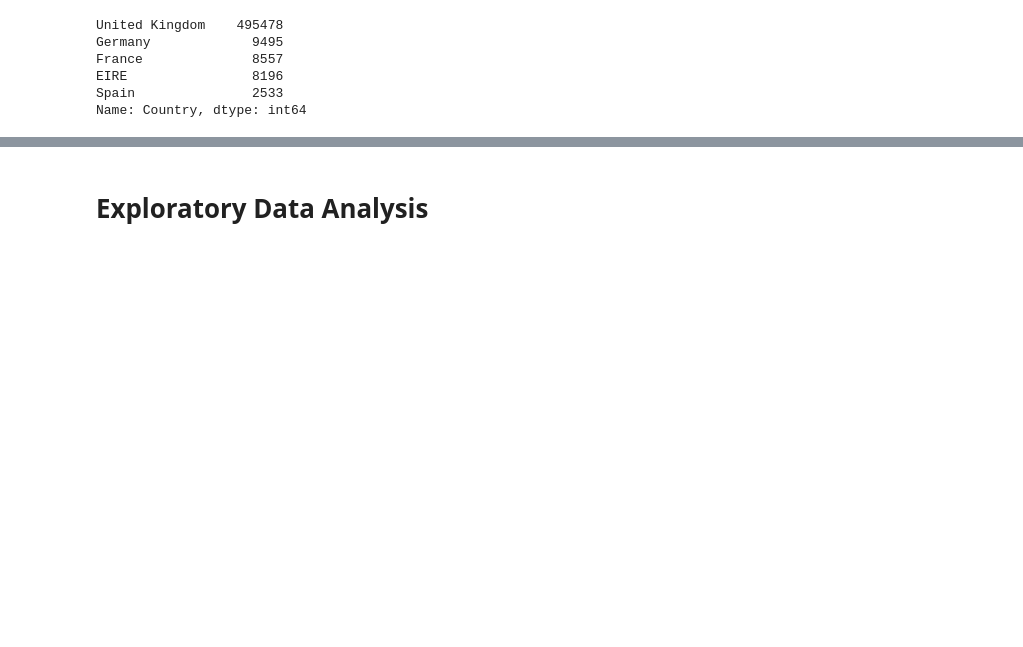
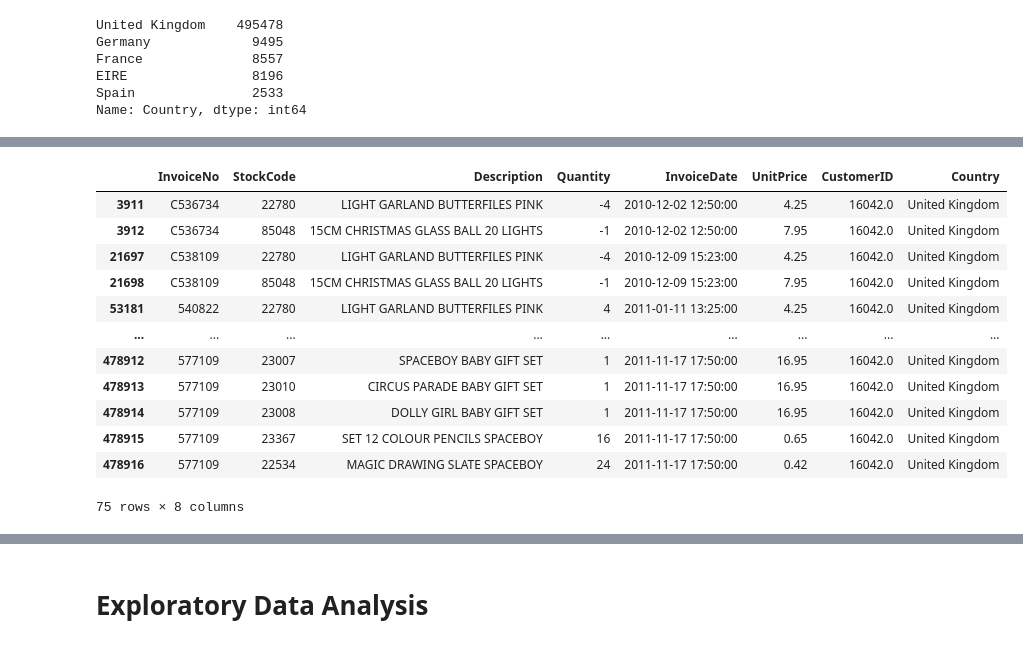
Before and after one commit to brenosakaguti/clustering, a Jupyter notebook: clusterization.ipynb, the cells around one changed output, grey strips where cells are left out. Saved outputs shown, nothing was run; the diff lists cells and outputs as text; code cells hidden in the pictures; blank space fills up the shorter version.

```diff
--- a/clusterization.ipynb
+++ b/clusterization.ipynb
@@ -54,0 +73,16 @@ df1 = df1.dropna(axis="index", subset=["CustomerID"])
+# %%
+df1[df1["CustomerID"] == 16042.0]
+# %% [output]
+|  | InvoiceNo | StockCode | Description | Quantity | InvoiceDate | UnitPrice | CustomerID | Country |
+| 3911 | C536734 | 22780 | LIGHT GARLAND BUTTERFILES PINK | -4 | 2010-12-02 12:50:00 | 4.25 | 16042.0 | United Kingdom |
+| 3912 | C536734 | 85048 | 15CM CHRISTMAS GLASS BALL 20 LIGHTS | -1 | 2010-12-02 12:50:00 | 7.95 | 16042.0 | United Kingdom |
+| 21697 | C538109 | 22780 | LIGHT GARLAND BUTTERFILES PINK | -4 | 2010-12-09 15:23:00 | 4.25 | 16042.0 | United Kingdom |
+| 21698 | C538109 | 85048 | 15CM CHRISTMAS GLASS BALL 20 LIGHTS | -1 | 2010-12-09 15:23:00 | 7.95 | 16042.0 | United Kingdom |
+| 53181 | 540822 | 22780 | LIGHT GARLAND BUTTERFILES PINK | 4 | 2011-01-11 13:25:00 | 4.25 | 16042.0 | United Kingdom |
+| ... | ... | ... | ... | ... | ... | ... | ... | ... |
+| 478912 | 577109 | 23007 | SPACEBOY BABY GIFT SET | 1 | 2011-11-17 17:50:00 | 16.95 | 16042.0 | United Kingdom |
+| 478913 | 577109 | 23010 | CIRCUS PARADE BABY GIFT SET | 1 | 2011-11-17 17:50:00 | 16.95 | 16042.0 | United Kingdom |
+| 478914 | 577109 | 23008 | DOLLY GIRL BABY GIFT SET | 1 | 2011-11-17 17:50:00 | 16.95 | 16042.0 | United Kingdom |
+| 478915 | 577109 | 23367 | SET 12 COLOUR PENCILS SPACEBOY | 16 | 2011-11-17 17:50:00 | 0.65 | 16042.0 | United Kingdom |
+| 478916 | 577109 | 22534 | MAGIC DRAWING SLATE SPACEBOY | 24 | 2011-11-17 17:50:00 | 0.42 | 16042.0 | United Kingdom |
+75 rows × 8 columns
```
Also changed, not shown: parts of 21 cells of this notebook.
